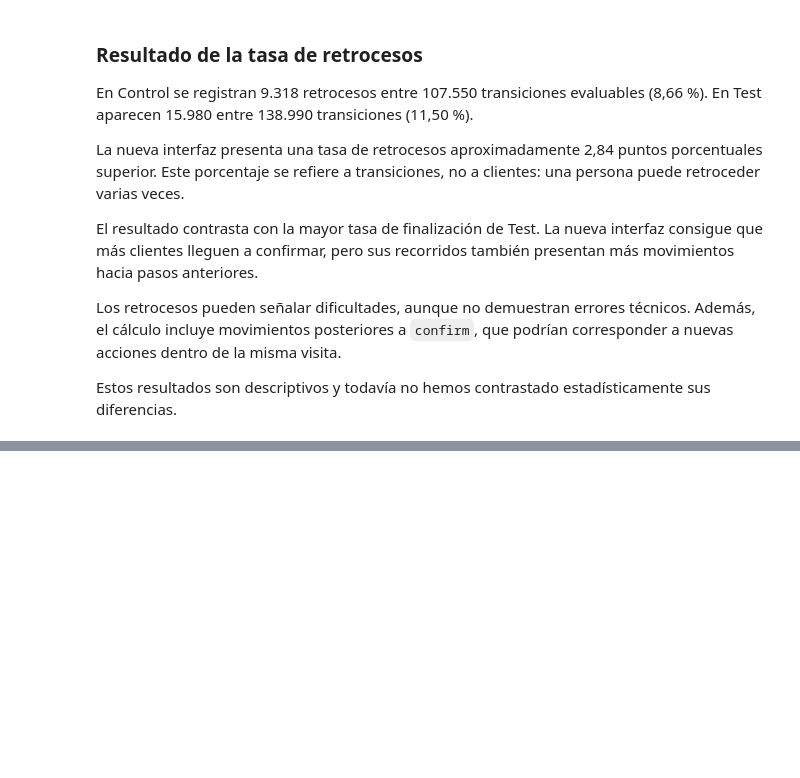
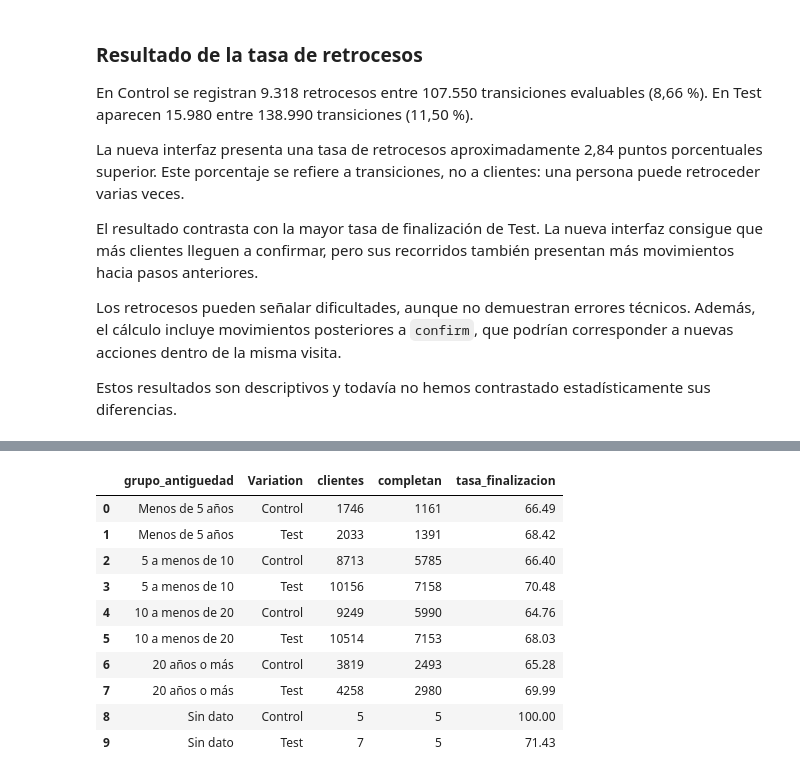
Before and after one commit to walnertpadron18/Proyecto3Tableu, a Jupyter notebook: Prueba1Salva.ipynb, the cells around one changed output, grey strips where cells are left out. Saved outputs shown, nothing was run; the diff lists cells and outputs as text; code cells hidden in the pictures; blank space fills up the shorter version.

```diff
--- a/Prueba1Salva.ipynb
+++ b/Prueba1Salva.ipynb
@@ -986,0 +1480,49 @@ Estos resultados son descriptivos y todavía no hemos contrastado estadísticame
+# %%
+# Crear grupos de antigüedad
+df_metricas_clientes['grupo_antiguedad'] = pd.cut(
+    df_metricas_clientes['clnt_tenure_yr'],
+    bins=[0, 5, 10, 20, float('inf')],
+    labels=[
+        'Menos de 5 años',
+        '5 a menos de 10',
+        '10 a menos de 20',
+        '20 años o más'
+    ],
+    right=False
+)
+
+df_metricas_clientes['grupo_antiguedad'] = (
+    df_metricas_clientes['grupo_antiguedad']
+    .cat.add_categories('Sin dato')
+    .fillna('Sin dato')
+)
+
+# Calcular la finalización por antigüedad
+resumen_finalizacion_antiguedad = (
+    df_metricas_clientes
+    .groupby(['grupo_antiguedad', 'Variation'], observed=True)
+    .agg(
+        clientes=('client_id', 'count'),
+        completan=('completa', 'sum')
+    )
+    .reset_index()
+)
+
+resumen_finalizacion_antiguedad['tasa_finalizacion'] = (
+    resumen_finalizacion_antiguedad['completan']
+    / resumen_finalizacion_antiguedad['clientes'] * 100
+)
+
+resumen_finalizacion_antiguedad.round(2)
+# %% [output]
+|  | grupo_antiguedad | Variation | clientes | completan | tasa_finalizacion |
+| 0 | Menos de 5 años | Control | 1746 | 1161 | 66.49 |
+| 1 | Menos de 5 años | Test | 2033 | 1391 | 68.42 |
+| 2 | 5 a menos de 10 | Control | 8713 | 5785 | 66.40 |
+| 3 | 5 a menos de 10 | Test | 10156 | 7158 | 70.48 |
+| 4 | 10 a menos de 20 | Control | 9249 | 5990 | 64.76 |
+| 5 | 10 a menos de 20 | Test | 10514 | 7153 | 68.03 |
+| 6 | 20 años o más | Control | 3819 | 2493 | 65.28 |
+| 7 | 20 años o más | Test | 4258 | 2980 | 69.99 |
+| 8 | Sin dato | Control | 5 | 5 | 100.00 |
+| 9 | Sin dato | Test | 7 | 5 | 71.43 |
```
Also changed, not shown: parts of 34 cells of this notebook.
